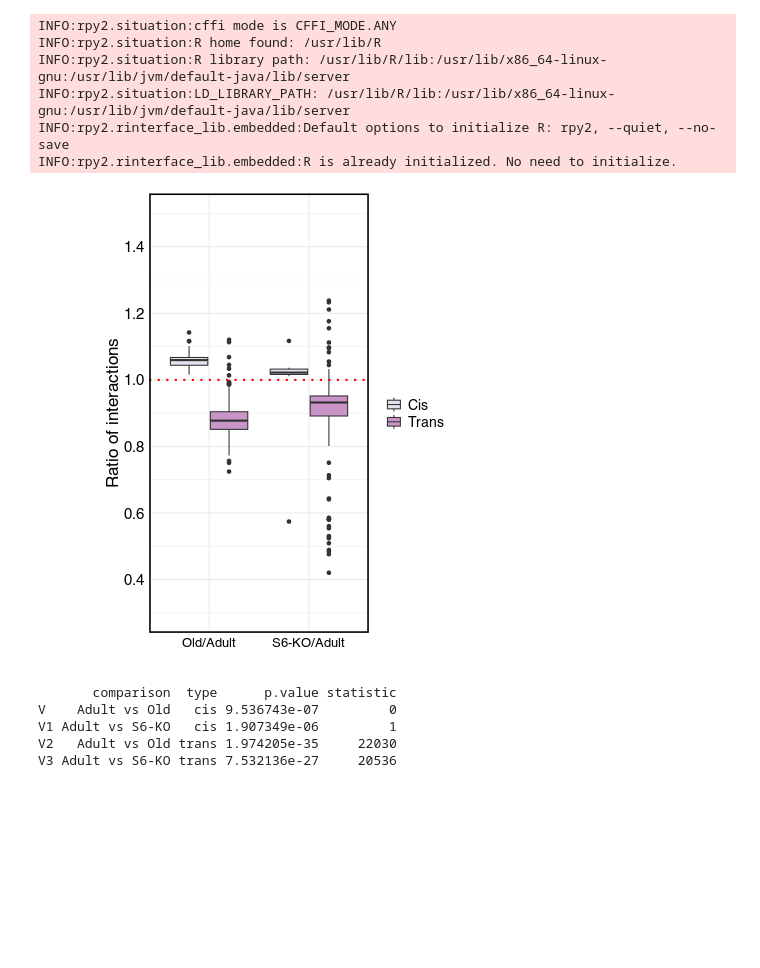
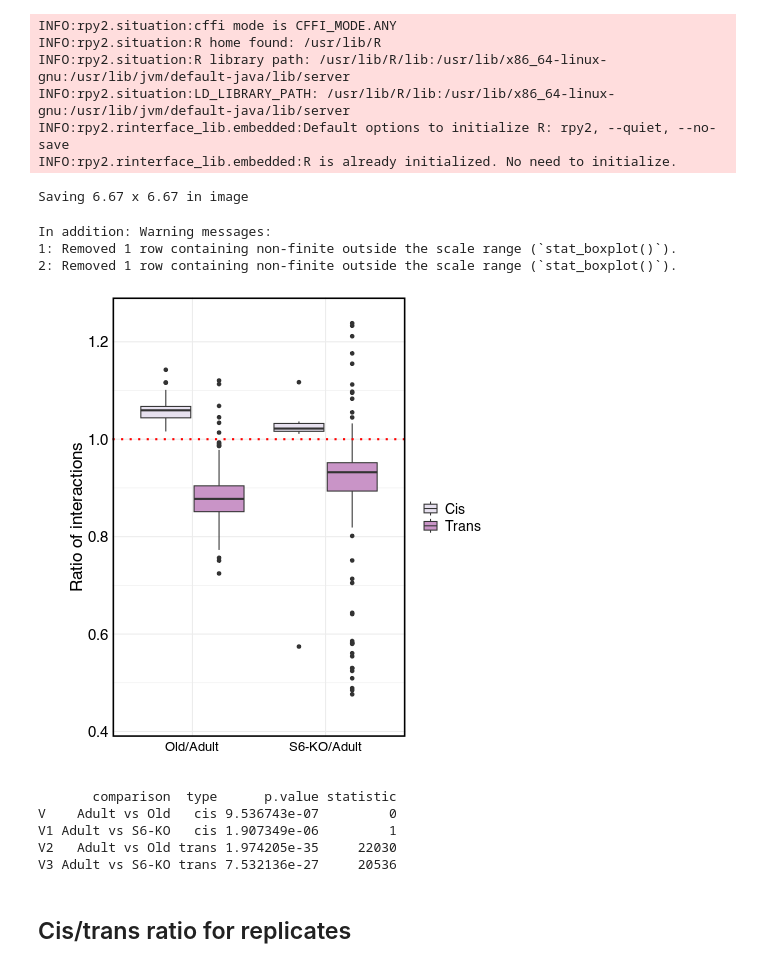
Before and after one commit to SIRT6/Sirt6_hic_paper, a Jupyter notebook: code_HiC/Figure1_cis_trans_contacts.ipynb, the cells around one changed output. Cells and saved outputs as stored; diff of their text form; code cells hidden in the pictures; blank space fills up the shorter version.

Commit message:
Reorganize Figure1_cis_trans_contacts

```diff
--- a/code_HiC/Figure1_cis_trans_contacts.ipynb
+++ b/code_HiC/Figure1_cis_trans_contacts.ipynb
@@ -108,36 +108,42 @@ INFO:rpy2.rinterface_lib.embedded:R is already initialized. No need to initializ
 %%R
 library(reticulate)
 library(ggplot2)
 library(scales)
 
 cis <- reticulate::py_eval("cis")
 trans <- reticulate::py_eval("trans")
 cis$type <- 'Cis'
 trans$type <- 'Trans'
 df <- rbind(cis, trans)
 df$variable <- factor(df$variable, levels=c('Old/Adult', 'S6-KO/Adult'))
 
 p <- ggplot(df, aes(variable, value)) +
   geom_boxplot(position = position_dodge(0.8), aes(fill = type)) +
   theme_minimal() +
   geom_hline(yintercept=1, linetype='dotted', col = 'red', size=1) +
   xlab("") + ylab("Ratio of interactions") +
   scale_fill_brewer(palette="PuRd") +
   scale_y_continuous(
-    limits = c(0.3, 1.5),
+    limits = c(0.43, 1.25),
     breaks = pretty_breaks(n = 5)
   ) +
   theme(axis.text.x = element_text(size = 13, colour = 'black'),
         axis.text.y = element_text(size = 15, colour = 'black'),
         axis.title.y = element_text(size = 17, colour='black'),
         legend.title = element_blank(),
         legend.text = element_text(size=14),
         panel.border = element_rect(colour = "black", fill=NA, size=1.5),
-        aspect.ratio = 2/1)
+        aspect.ratio = 1.5/1)
 
 print(p)
+
+ggsave('cis_trans_ratio.pdf', p, dpi=1200)
 # %% [output]
+Saving 6.67 x 6.67 in image
+In addition: Warning messages:
+1: Removed 1 row containing non-finite outside the scale range (`stat_boxplot()`).
+2: Removed 1 row containing non-finite outside the scale range (`stat_boxplot()`).
-[figure, old version]
+[figure, new version]
 # %%
 cis_interactions = pd.DataFrame()
 trans_interactions = pd.DataFrame()
@@ -208,3 +214,5 @@ V    Adult vs Old   cis 9.536743e-07         0
 V1 Adult vs S6-KO   cis 1.907349e-06         1
 V2   Adult vs Old trans 1.974205e-35     22030
 V3 Adult vs S6-KO trans 7.532136e-27     20536
+# %% [markdown]
+## Cis/trans ratio for replicates
```
Also changed, not shown: parts of 4 cells of this notebook.
